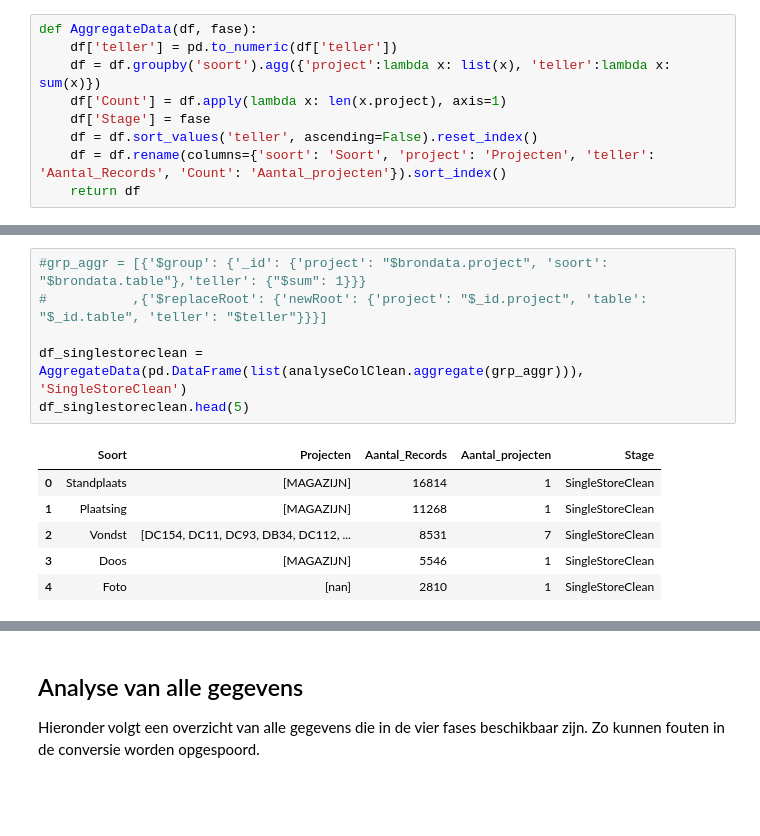
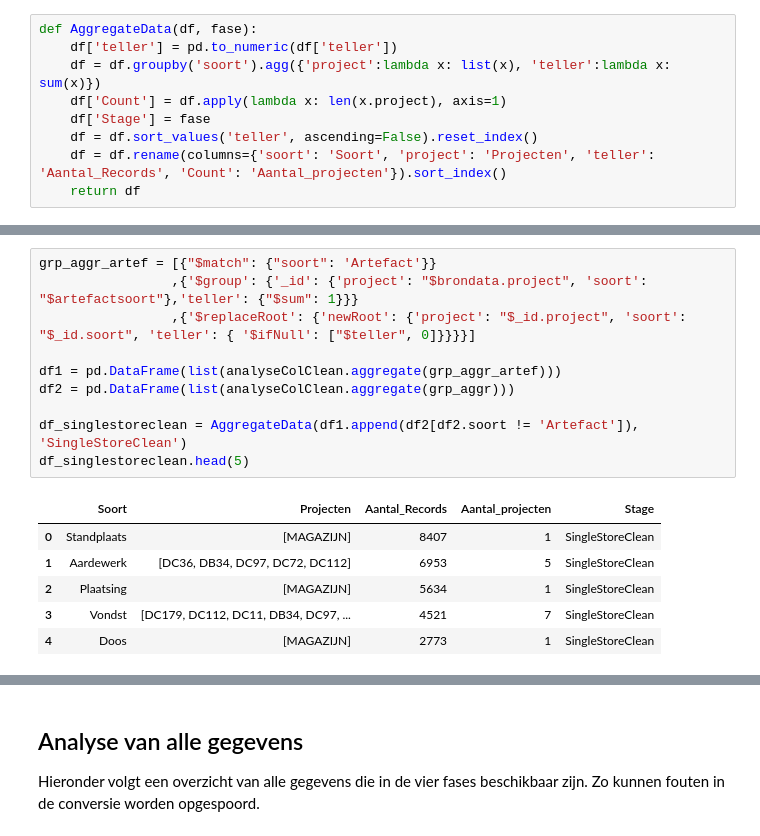
Before and after one commit to brienen/wasstraat_archeologische_data, a Jupyter notebook: notebooks/Analyse Objecten.ipynb, the cells around one changed output, grey strips where cells are left out. Drawn from its saved outputs; the diff is of its cells as text; blank space fills up the shorter version.

Commit message:
Merge Artefacts toegevoegd: Cycle complete

```diff
--- a/notebooks/Analyse Objecten.ipynb
+++ b/notebooks/Analyse Objecten.ipynb
@@ -49,16 +72,20 @@ df_singlestore.head(5)
 # %%
-#grp_aggr = [{'$group': {'_id': {'project': "$brondata.project", 'soort': "$brondata.table"},'teller': {"$sum": 1}}}
-#           ,{'$replaceRoot': {'newRoot': {'project': "$_id.project", 'table': "$_id.table", 'teller': "$teller"}}}]
+grp_aggr_artef = [{"$match": {"soort": 'Artefact'}}
+                 ,{'$group': {'_id': {'project': "$brondata.project", 'soort': "$artefactsoort"},'teller': {"$sum": 1}}}
+                 ,{'$replaceRoot': {'newRoot': {'project': "$_id.project", 'soort': "$_id.soort", 'teller': { '$ifNull': ["$teller", 0]}}}}]
 
-df_singlestoreclean = AggregateData(pd.DataFrame(list(analyseColClean.aggregate(grp_aggr))), 'SingleStoreClean')
+df1 = pd.DataFrame(list(analyseColClean.aggregate(grp_aggr_artef)))
+df2 = pd.DataFrame(list(analyseColClean.aggregate(grp_aggr)))
+
+df_singlestoreclean = AggregateData(df1.append(df2[df2.soort != 'Artefact']), 'SingleStoreClean')
 df_singlestoreclean.head(5)
 # %% [output]
 |  | Soort | Projecten | Aantal_Records | Aantal_projecten | Stage |
-| 0 | Standplaats | [MAGAZIJN] | 16814 | 1 | SingleStoreClean |
-| 1 | Plaatsing | [MAGAZIJN] | 11268 | 1 | SingleStoreClean |
-| 2 | Vondst | [DC154, DC11, DC93, DB34, DC112, ... | 8531 | 7 | SingleStoreClean |
-| 3 | Doos | [MAGAZIJN] | 5546 | 1 | SingleStoreClean |
-| 4 | Foto | [nan] | 2810 | 1 | SingleStoreClean |
+| 0 | Standplaats | [MAGAZIJN] | 8407 | 1 | SingleStoreClean |
+| 1 | Aardewerk | [DC36, DB34, DC97, DC72, DC112] | 6953 | 5 | SingleStoreClean |
+| 2 | Plaatsing | [MAGAZIJN] | 5634 | 1 | SingleStoreClean |
+| 3 | Vondst | [DC179, DC112, DC11, DB34, DC97, ... | 4521 | 7 | SingleStoreClean |
+| 4 | Doos | [MAGAZIJN] | 2773 | 1 | SingleStoreClean |
 # %%
 lst_tables = ['Def_Project', 'Def_Vondst', 'Def_Stelling', 'Def_Plaatsing', 'Def_Vindplaats', 'Def_Artefact']
 regexProject = re.compile(r'\'project\': \'(.*?)\'') # regex to replace Object
```
Also changed, not shown: parts of 7 cells of this notebook, 14 other files.
